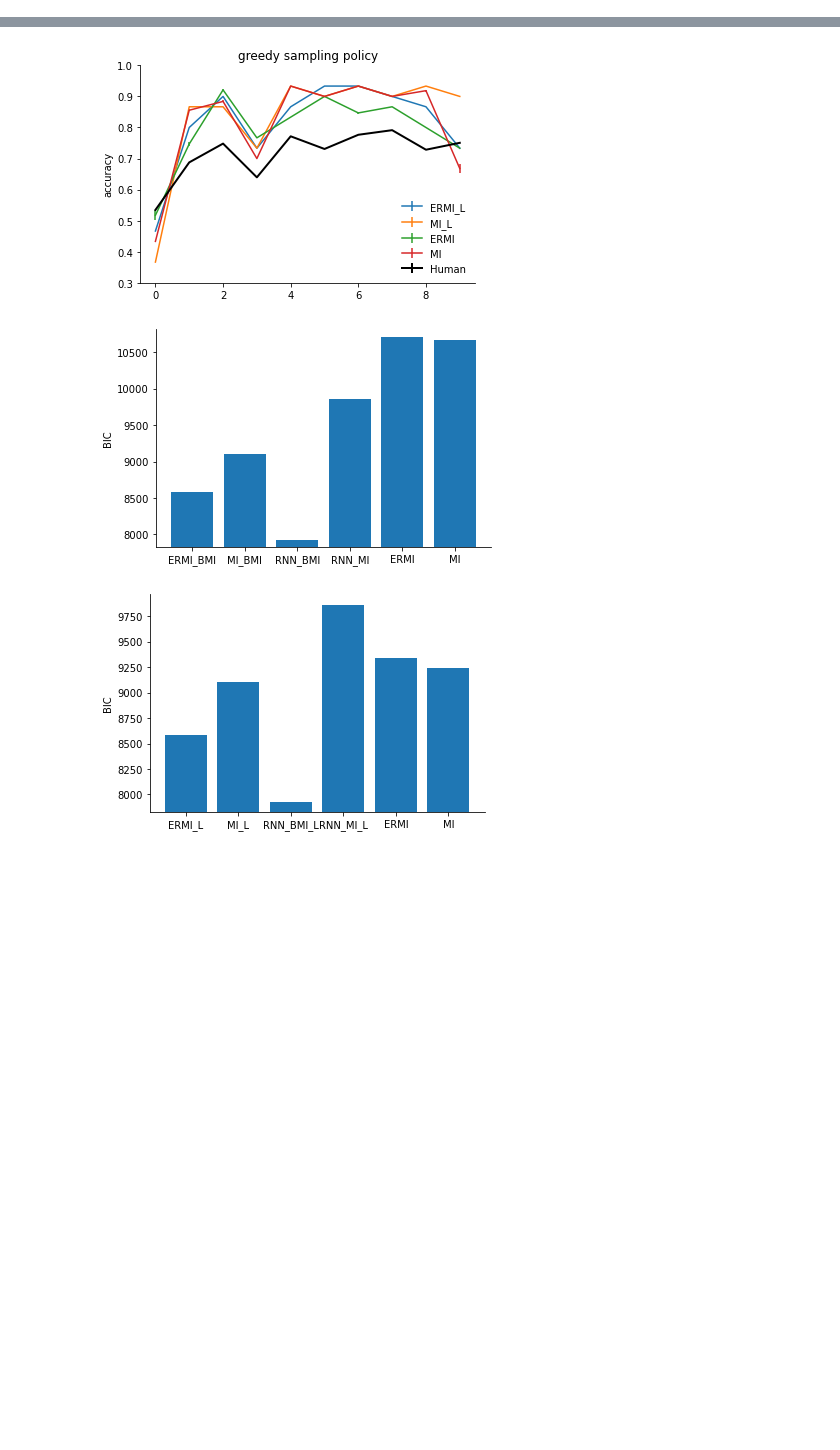
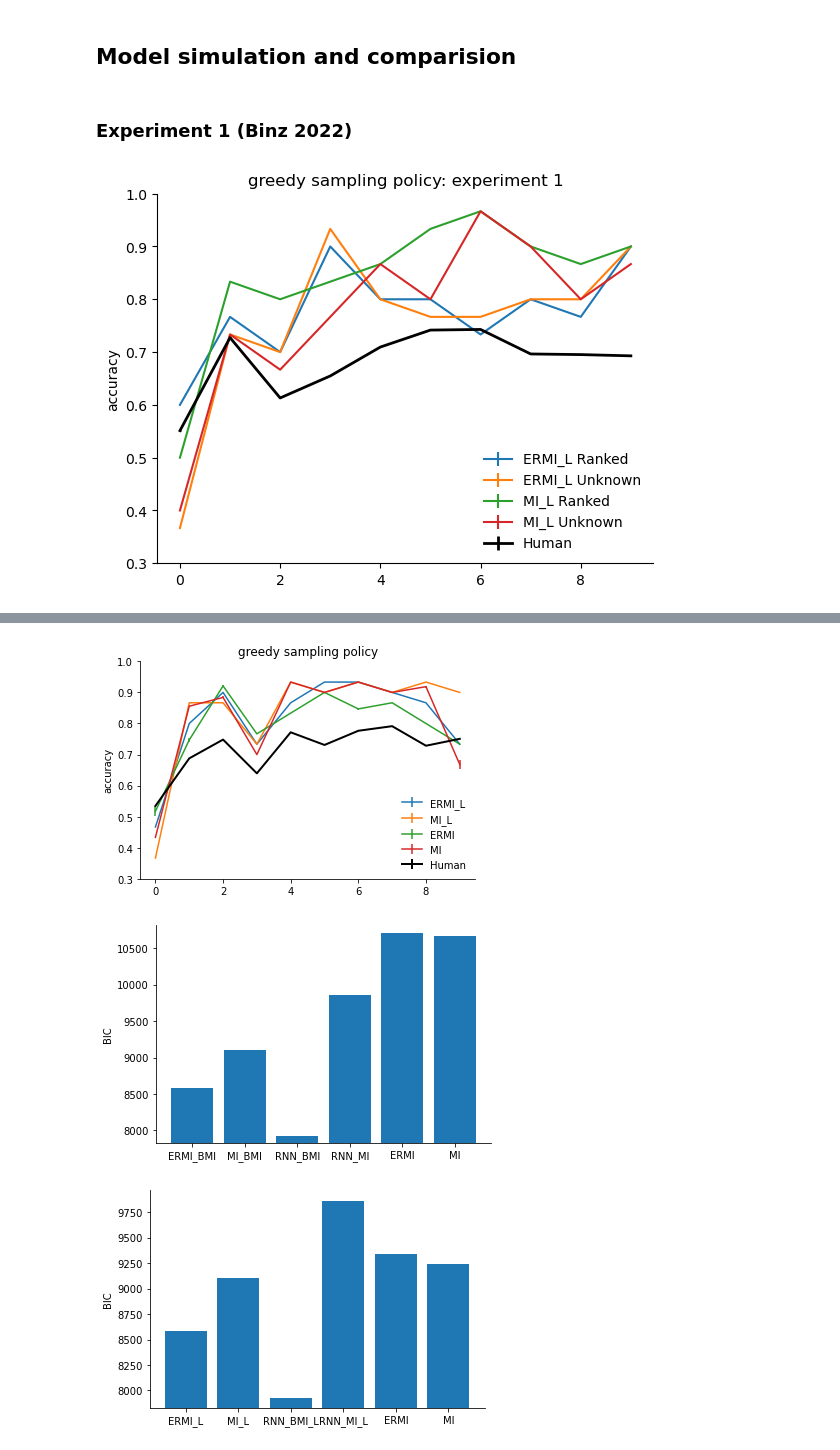
Before and after one commit to akjagadish/ermi, a Jupyter notebook: notebooks/figures.ipynb, the cells around one changed output, grey strips where cells are left out. Drawn from its saved outputs; the diff is of its cells as text; code cells hidden in the pictures; blank space fills up the shorter version.

Commit message:
plot results for experiment 2 and update dependencies

```diff
--- a/notebooks/figures.ipynb
+++ b/notebooks/figures.ipynb
@@ -13,3 +13,40 @@ from mycolorpy import colorlist as mcp
 import math
 FONTSIZE=20
 SYS_PATH = '/u/ajagadish/ermi' #'/raven/u/ajagadish/vanilla-llama/'
+# %% [markdown]
+## Model simulation and comparision
+# %% [markdown]
+### Experiment 1 (Binz 2022)
+# %%
+experiment_id=1
+results_ermi_ranked = np.load(f'/u/ajagadish/ermi/decisionmaking/data/model_simulation/task=binz2022_experiment=1_source=claude_condition=rank_loss=nll_paired=False_policy=greedy.npz')
+results_mi_ranked = np.load(f'/u/ajagadish/ermi/decisionmaking/data/model_simulation/task=binz2022_experiment=1_source=synthetic_condition=rank_loss=nll_paired=False_policy=greedy.npz')
+results_ermi_unknown = np.load(f'/u/ajagadish/ermi/decisionmaking/data/model_simulation/task=binz2022_experiment=1_source=claude_condition=unknown_loss=nll_paired=False_policy=greedy.npz')
+results_mi_unknown = np.load(f'/u/ajagadish/ermi/decisionmaking/data/model_simulation/task=binz2022_experiment=1_source=synthetic_condition=unknown_loss=nll_paired=False_policy=greedy.npz')
+results_mi_paired_ranked = np.load(f'/u/ajagadish/ermi/decisionmaking/data/model_simulation/task=binz2022_experiment=1_source=synthetic_condition=rank_loss=nll_paired=True_policy=greedy.npz')
+results_mi_paired_unknown = np.load(f'/u/ajagadish/ermi/decisionmaking/data/model_simulation/task=binz2022_experiment=1_source=synthetic_condition=unknown_loss=nll_paired=True_policy=greedy.npz')
+results_ermi_paired_ranked = np.load(f'/u/ajagadish/ermi/decisionmaking/data/model_simulation/task=binz2022_experiment=1_source=claude_condition=rank_loss=nll_paired=True_policy=greedy.npz')
+results_ermi_paired_unknown = np.load(f'/u/ajagadish/ermi/decisionmaking/data/model_simulation/task=binz2022_experiment=1_source=claude_condition=unknown_loss=nll_paired=True_policy=greedy.npz')
+
+
+plt.errorbar(x=np.arange(10), y=(results_ermi_paired_ranked['per_trial_model_accuracy']/num_tasks).mean(0),yerr=(results_ermi_paired_ranked['per_trial_model_accuracy']/num_tasks).std(0)/np.sqrt(num_tasks), label='ERMI_L Ranked')
+plt.errorbar(x=np.arange(10), y=(results_ermi_paired_unknown['per_trial_model_accuracy']/num_tasks).mean(0),yerr=(results_ermi_paired_unknown['per_trial_model_accuracy']/num_tasks).std(0)/np.sqrt(num_tasks), label='ERMI_L Unknown')
+plt.errorbar(x=np.arange(10), y=(results_mi_paired_ranked['per_trial_model_accuracy']/num_tasks).mean(0),yerr=(results_mi_paired_ranked['per_trial_model_accuracy']/num_tasks).std(0)/np.sqrt(num_tasks), label='MI_L Ranked')
+plt.errorbar(x=np.arange(10), y=(results_mi_paired_unknown['per_trial_model_accuracy']/num_tasks).mean(0),yerr=(results_mi_paired_unknown['per_trial_model_accuracy']/num_tasks).std(0)/np.sqrt(num_tasks), label='MI_L Unknown')
+
+# plt.errorbar(x=np.arange(10), y=(results_ermi_ranked['per_trial_model_accuracy']/num_tasks).mean(0),yerr=(results_ermi_ranked['per_trial_model_accuracy']/num_tasks).std(0)/np.sqrt(num_tasks), label='ERMI Ranked')
+# plt.errorbar(x=np.arange(10), y=(results_mi_ranked['per_trial_model_accuracy']/num_tasks).mean(0),yerr=(results_mi_ranked['per_trial_model_accuracy']/num_tasks).std(0)/np.sqrt(num_tasks), label='MI Ranked')
+# plt.errorbar(x=np.arange(10), y=(results_ermi_unknown['per_trial_model_accuracy']/num_tasks).mean(0),yerr=(results_ermi_unknown['per_trial_model_accuracy']/num_tasks).std(0)/np.sqrt(num_tasks), label='ERMI Unknown')
+# plt.errorbar(x=np.arange(10), y=(results_mi_unknown['per_trial_model_accuracy']/num_tasks).mean(0),yerr=(results_mi_unknown['per_trial_model_accuracy']/num_tasks).std(0)/np.sqrt(num_tasks), label='MI Unknown')
+
+
+plt.errorbar(x=np.arange(10), y=(results_mi_paired_ranked['per_trial_human_accuracy']/num_tasks).mean(0),yerr=(results_mi_paired_ranked['human_accuracy']/num_tasks).std(0)/np.sqrt(num_tasks), c='k', lw=2, label='Human')
+
+plt.ylabel('accuracy')
+plt.ylim(0.3, 1.) # set y axis limit between 0.5 and 1.
+sns.despine()
+plt.title(f"{policy} sampling policy: experiment {experiment_id}")
+plt.legend(frameon=False)
+plt.show()
+# %% [output]
+[figure, added]
```
Also changed, not shown: parts of 5 cells of this notebook, 1 other file.
